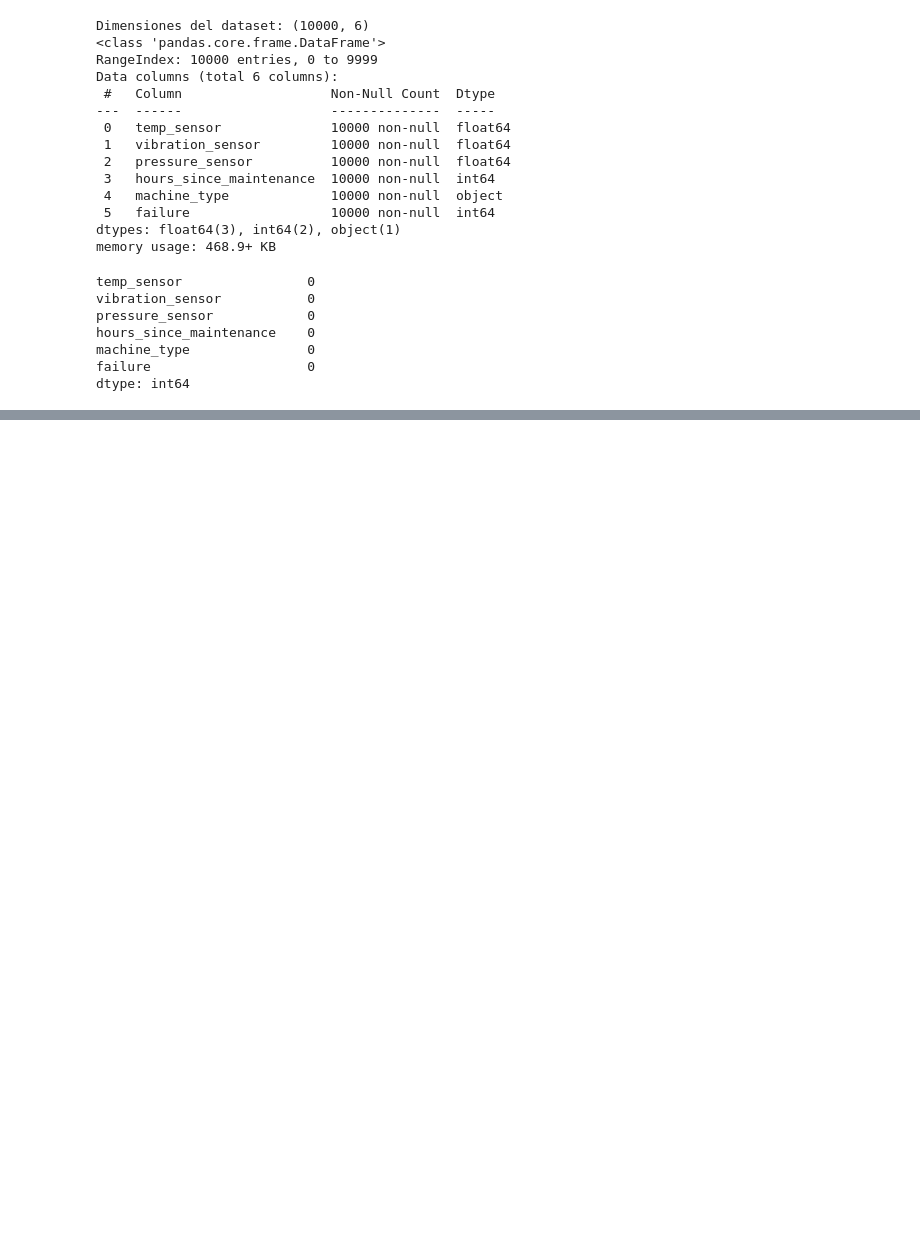
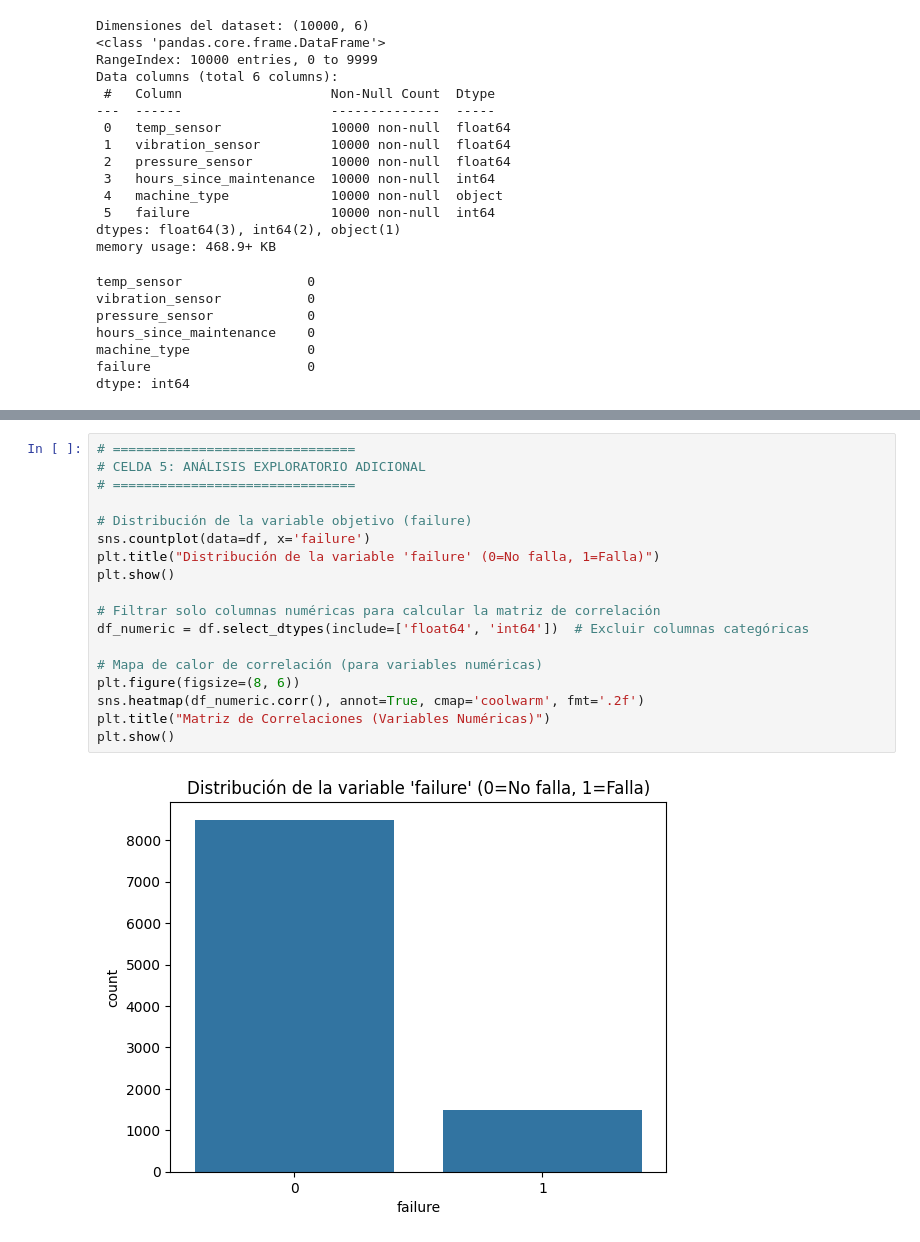
Before and after one commit to GzoC/Predicting_Industrial_Equipment_Failures_with-ML, a Jupyter notebook: notebooks/predicting_industrial_equipment_failures_with-ml.ipynb, the cells around one changed output, grey strips where cells are left out. Drawn from its saved outputs; the diff is of its cells as text; blank space fills up the shorter version.

Commit message:
Agregadas celdas 4, 5 y 6; Revisión de nulos y limpieza, Analisis exploratorio inicial y selección de características y variables objetivo

```diff
--- a/notebooks/predicting_industrial_equipment_failures_with-ml.ipynb
+++ b/notebooks/predicting_industrial_equipment_failures_with-ml.ipynb
@@ -88,0 +126,20 @@ dtype: int64
+# %%
+# ===============================
+# CELDA 5: ANÁLISIS EXPLORATORIO ADICIONAL
+# ===============================
+
+# Distribución de la variable objetivo (failure)
+sns.countplot(data=df, x='failure')
+plt.title("Distribución de la variable 'failure' (0=No falla, 1=Falla)")
+plt.show()
+
+# Filtrar solo columnas numéricas para calcular la matriz de correlación
+df_numeric = df.select_dtypes(include=['float64', 'int64'])  # Excluir columnas categóricas
+
+# Mapa de calor de correlación (para variables numéricas)
+plt.figure(figsize=(8, 6))
+sns.heatmap(df_numeric.corr(), annot=True, cmap='coolwarm', fmt='.2f')
+plt.title("Matriz de Correlaciones (Variables Numéricas)")
+plt.show()
+# %% [output]
+[figure, added]
```
Also changed, not shown: parts of 3 cells of this notebook.
